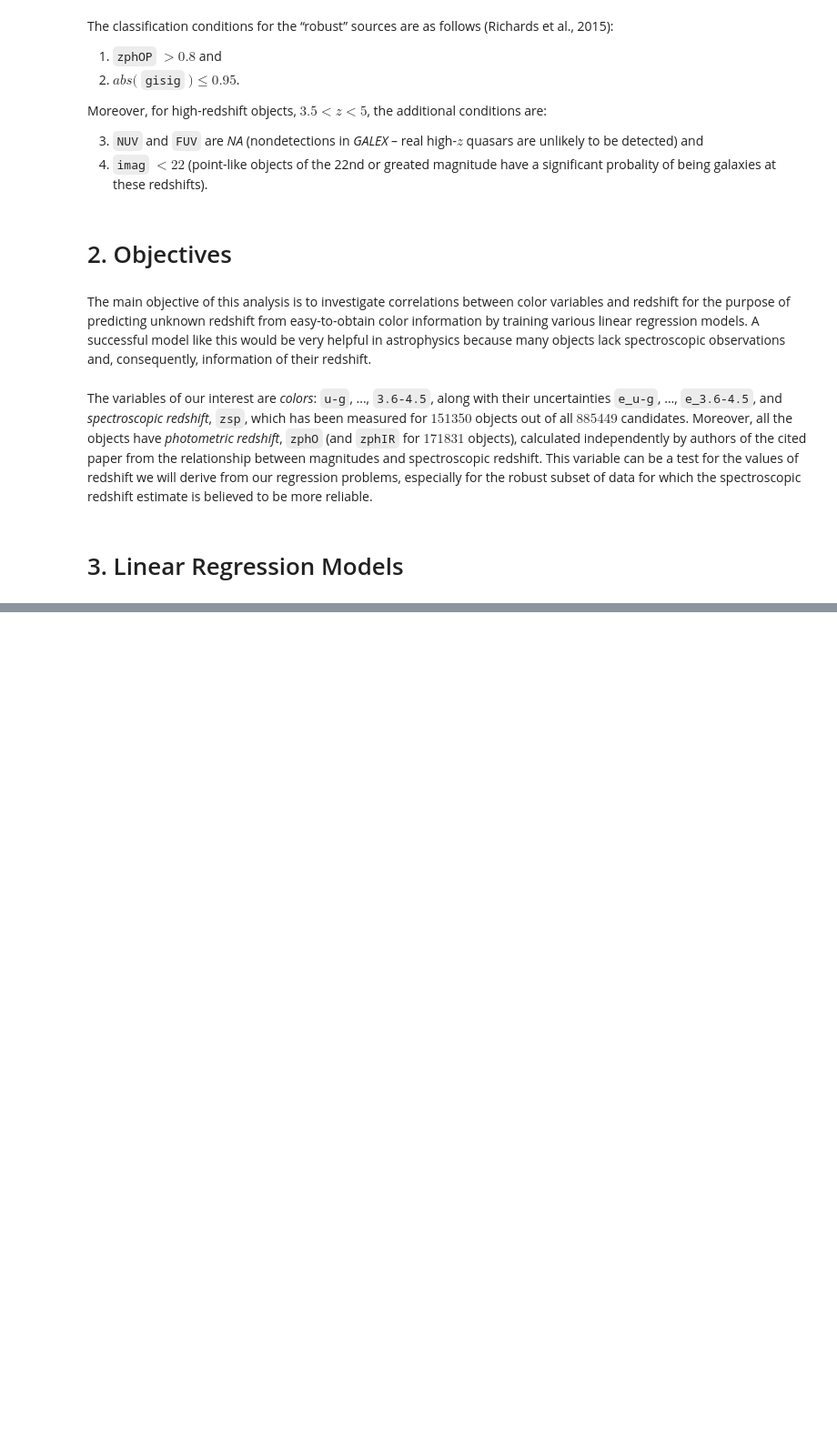
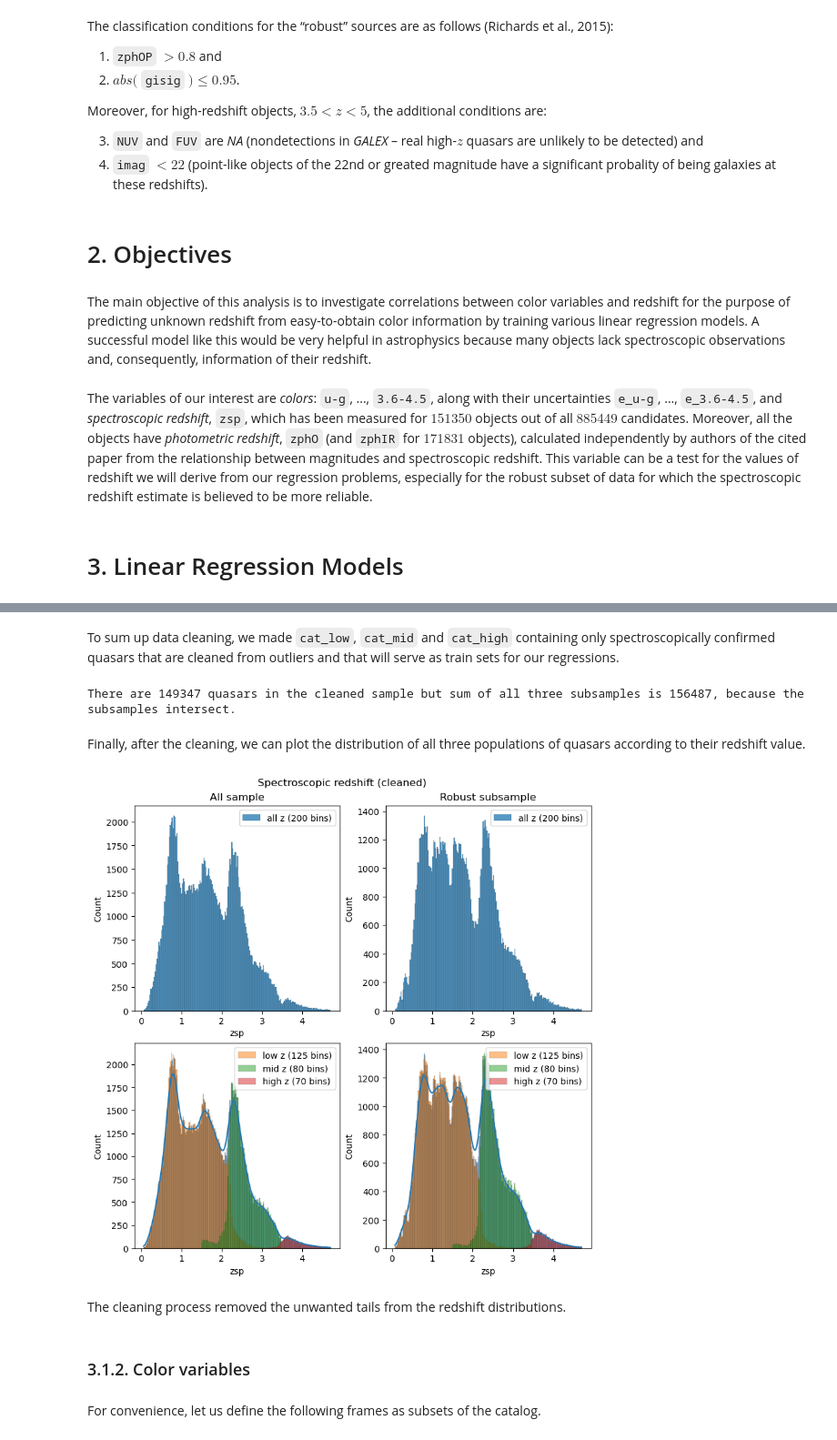
Before and after one commit to frank01101/quasar_candidates, a Jupyter notebook: quasars_regression.ipynb, the cells around one changed output, grey strips where cells are left out. Shown at 91% size. Cells and saved outputs as stored; diff of their text form; code cells hidden in the pictures; blank space fills up the shorter version.

Commit message:
add data cleaning and normalizing

```diff
--- a/quasars_regression.ipynb
+++ b/quasars_regression.ipynb
@@ -131,0 +207,4 @@ plt.tight_layout()
+# %%
+clean_low = catalog['clean_low']
+clean_mid = catalog['clean_mid']
+clean_high = catalog['clean_high']
@@ -131,0 +226,49 @@ plt.tight_layout()
+# %% [markdown]
+To sum up data cleaning, we made `cat_low`, `cat_mid` and `cat_high` containing only spectroscopically confirmed quasars that are cleaned from outliers and that will serve as train sets for our regressions.
+# %%
+qso_all = (
+        catalog['clean_low']
+        | catalog['clean_mid']
+        | catalog['clean_high']).sum()
+qso_sum = (
+        catalog['clean_low'].sum()
+        + catalog['clean_mid'].sum()
+        + catalog['clean_high'].sum())
+print(f'There are {qso_all} quasars in the cleaned sample but sum of all',
+      f'three subsamples is {qso_sum}, because the subsamples intersect.')
+# %% [output]
+There are 149347 quasars in the cleaned sample but sum of all three subsamples is 156487, because the subsamples intersect.
+# %% [markdown]
+Finally, after the cleaning, we can plot the distribution of all three populations of quasars according to their redshift value.
+# %%
+fig, axs = plt.subplots(2, 2, figsize=(8, 8), layout='constrained')
+# upper left
+sns.histplot(ax=axs[0, 0], x=catalog.loc[clean_low | clean_mid | clean_high, 'zsp'], bins=200, label='all z (200 bins)')
+axs[0, 0].legend()
+#upper right
+sns.histplot(ax=axs[0, 1], x=catalog.loc[robust & (clean_low | clean_mid | clean_high), 'zsp'], bins=200, label='all z (200 bins)')
+axs[0, 1].legend()
+# lower left
+sns.histplot(ax=axs[1, 0], x=catalog.loc[clean_low | clean_mid | clean_high, 'zsp'], bins=200, kde=True)
+sns.histplot(ax=axs[1, 0], x=catalog.loc[clean_low, 'zsp'], bins=125, alpha=0.5, label='low z (125 bins)')
+sns.histplot(ax=axs[1, 0], x=catalog.loc[clean_mid, 'zsp'], bins=80, alpha=0.5, label='mid z (80 bins)')
+sns.histplot(ax=axs[1, 0], x=catalog.loc[clean_high, 'zsp'], bins=70, alpha=0.5, label='high z (70 bins)')
+axs[1, 0].legend()
+# lower right
+sns.histplot(ax=axs[1, 1], x=catalog.loc[robust & (clean_low | clean_mid | clean_high), 'zsp'], bins=200, kde=True)
+sns.histplot(ax=axs[1, 1], x=catalog.loc[robust & clean_low, 'zsp'], bins=125, alpha=0.5, label='low z (125 bins)')
+sns.histplot(ax=axs[1, 1], x=catalog.loc[robust & clean_mid, 'zsp'], bins=80, alpha=0.5, label='mid z (80 bins)')
+sns.histplot(ax=axs[1, 1], x=catalog.loc[robust & clean_high, 'zsp'], bins=70, alpha=0.5, label='high z (70 bins)')
+axs[1, 1].legend()
+fig.suptitle('Spectroscopic redshift (cleaned)')
+axs[0,0].set_title('All sample')
+axs[0,1].set_title('Robust subsample')
+plt.show()
+# %% [output]
+[figure, added]
+# %% [markdown]
+The cleaning process removed the unwanted tails from the redshift distributions.
+# %% [markdown]
+### 3.1.2. Color variables
+# %% [markdown]
+For convenience, let us define the following frames as subsets of the catalog.
```
Also changed, not shown: parts of 55 cells of this notebook.
